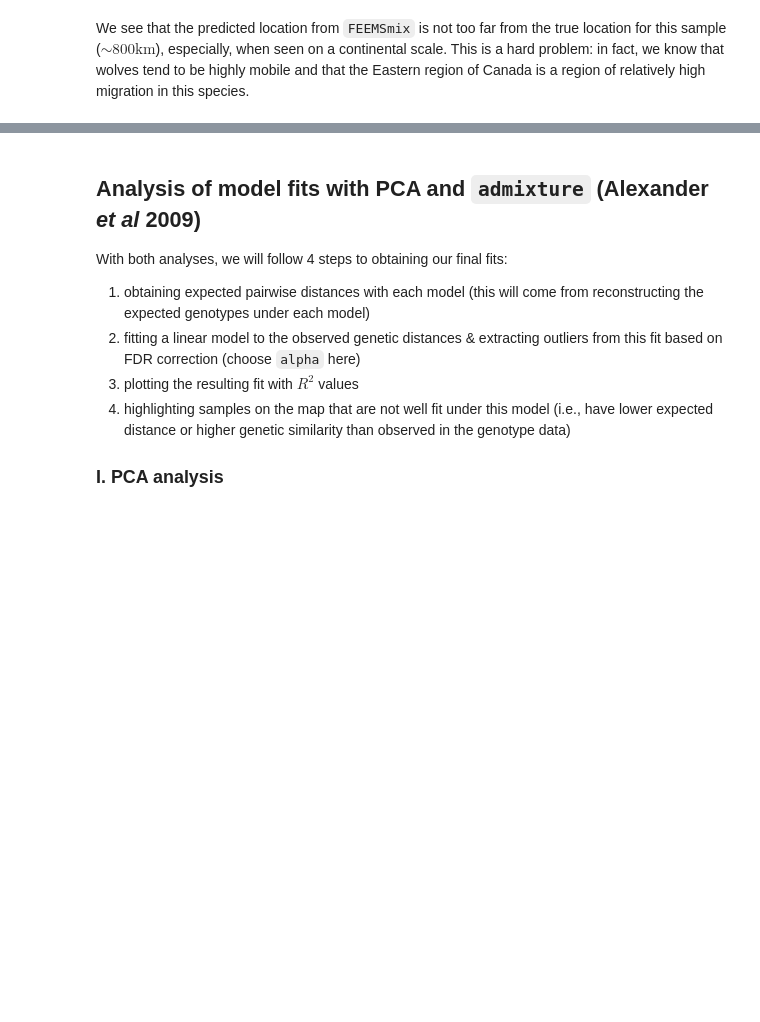
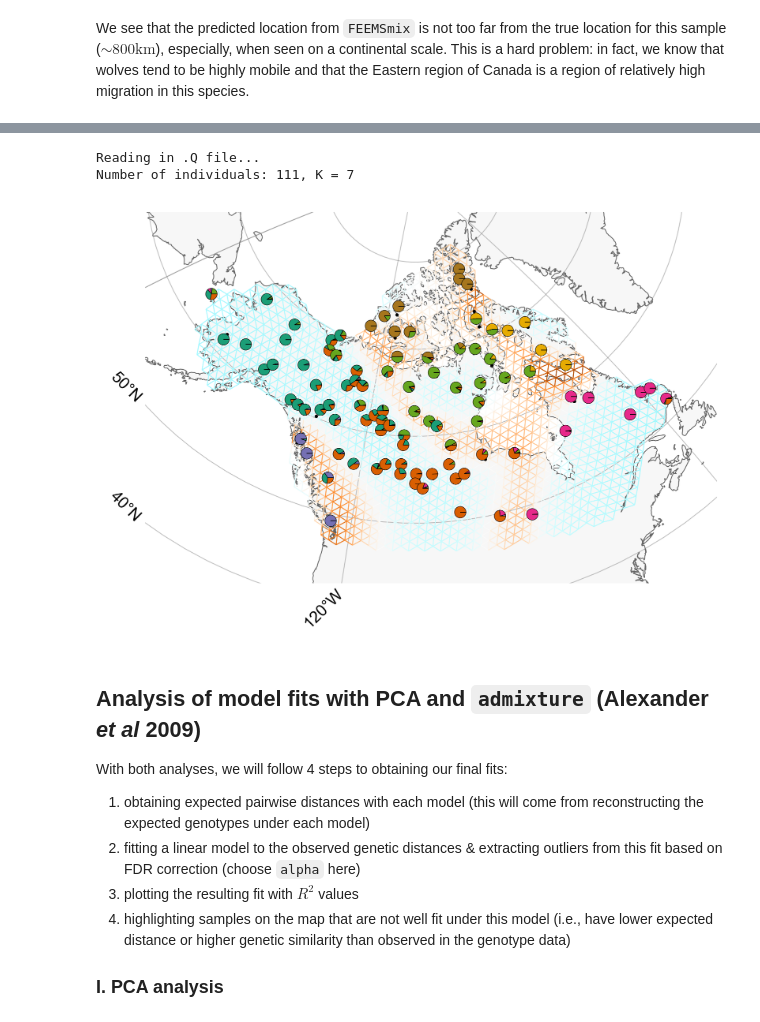
Before and after one commit to NovembreLab/feems, a Jupyter notebook: docsrc/notebooks/miscellaneous-functions.ipynb, the cells around one changed output, grey strips where cells are left out. Drawn from its saved outputs; the diff is of its cells as text; code cells hidden in the pictures; blank space fills up the shorter version.

Commit message:
updated flag in utils + new function for admix. pies in viz

```diff
--- a/docsrc/notebooks/miscellaneous-functions.ipynb
+++ b/docsrc/notebooks/miscellaneous-functions.ipynb
@@ -49,7 +51,7 @@ print("n_samples={}, n_snps={}".format(genotypes.shape[0], genotypes.shape[1]))
 # setup graph
 coord = np.loadtxt("{}/wolvesadmix.coord".format(data_path))  # sample coordinates
 outer = np.loadtxt("{}/wolvesadmix.outer".format(data_path))  # outer coordinates
-grid_path = "{}/grid_50.shp".format(data_path)  # path to discrete global grid
+grid_path = "{}/grid_100.shp".format(data_path)  # path to discrete global grid
 
 # graph input files
 outer, edges, grid, _ = prepare_graph_inputs(coord=coord,
@@ -119,7 +121,7 @@ Since, we know where we spoofed the location of the sample to be, we know which
 
 So, we will fit `FEEMSmix` to this deme and observe the results.
 # %%
-# sp_graph.fit(lamb=2., lamb_q=1., optimize_q='n-dim')
+sp_graph.fit(lamb=2., lamb_q=1., optimize_q='n-dim')
 
 df759 = sp_graph.calc_contour(destid=759)
 # %%
@@ -143,3 +151,23 @@ We see that the predicted location from `FEEMSmix` is not too far from the true
+# %%
+fig = plt.figure(dpi=300)
+ax = fig.add_subplot(1, 1, 1, projection=projection)
+v = Viz(ax, sp_graph, projection=projection, edge_width=.5,
+        edge_alpha=1, edge_zorder=100, sample_pt_size=10,
+        obs_node_size=10, sample_pt_color="black",
+        cbar_font_size=10)
+v.draw_map(latlong=True)
+v.draw_samples()
+# ~NEW~ function
+v.draw_admixture_pies(
+    qfile="{}/wolvesadmix.7.Q".format(data_path), # path to Q file
+    mode='demes', # clump admix. prop. into FEEMS 'demes' or plot individual 'samples'
+    radius=0.25,
+)
+v.draw_edges(use_weights=True)
+# %% [output]
+Reading in .Q file...
+Number of individuals: 111, K = 7
+[figure, added]
 # %% [markdown]
 ## Analysis of model fits with PCA and `admixture` (Alexander _et al_ 2009)
 
```
Also changed, not shown: parts of 3 cells of this notebook, 3 other files.
